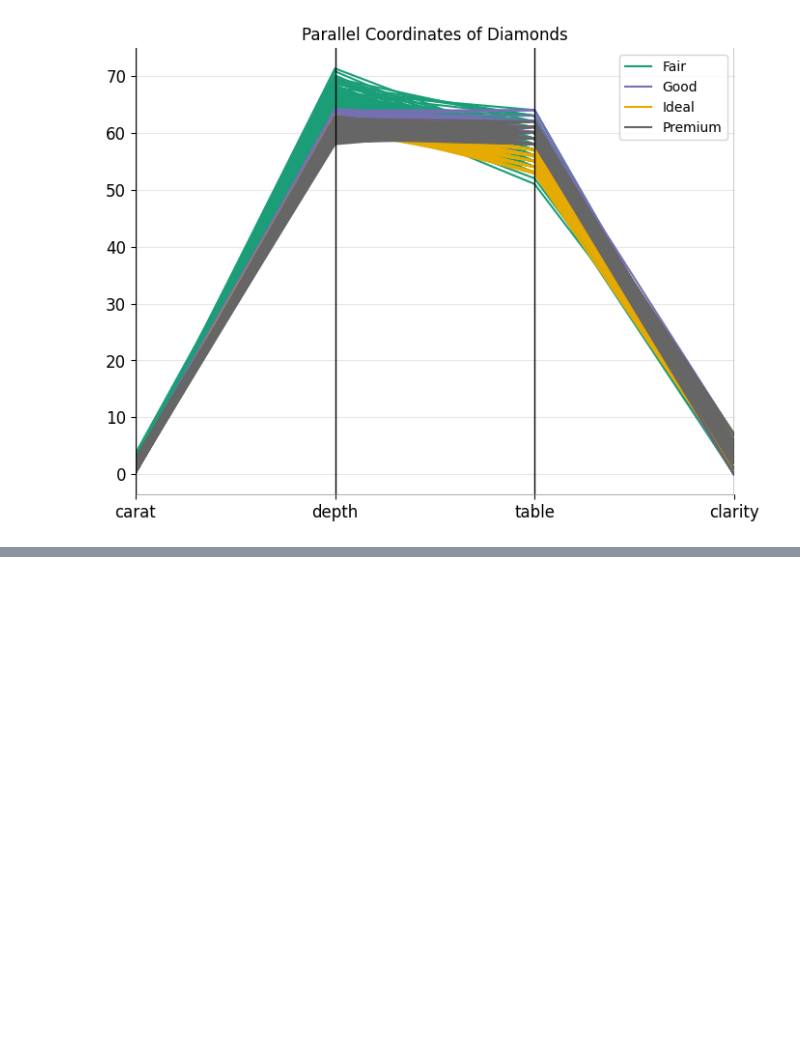
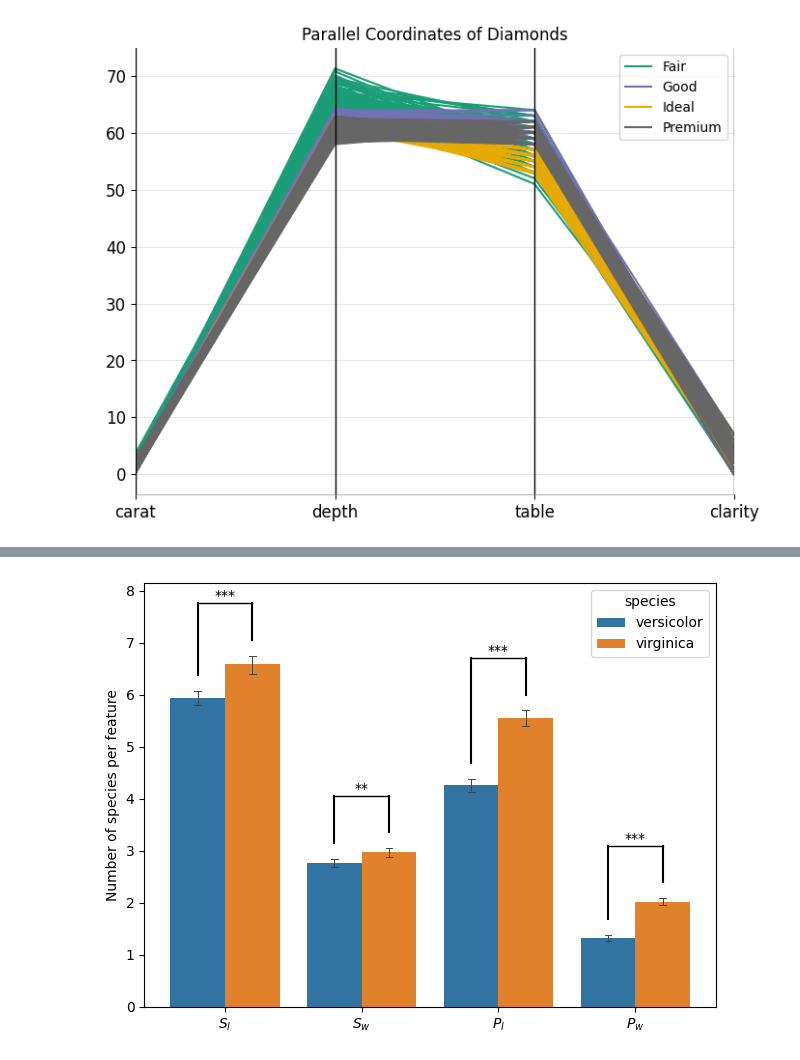
Before and after one commit to najirod02/Dataviz, a Jupyter notebook: lab/Lab07.ipynb, the cells around one changed output, grey strips where cells are left out. Saved outputs shown, nothing was run; the diff lists cells and outputs as text; code cells hidden in the pictures; blank space fills up the shorter version.

```diff
--- a/lab/Lab07.ipynb
+++ b/lab/Lab07.ipynb
@@ -1000,0 +1109,18 @@ plt.show()
+# %%
+# in this case it is not possible to annotate the plot as the t-score
+# can be computed only having 2 "groups"
+# we need to drop one specie
+
+iris = sns.load_dataset("iris")
+iris = iris[iris.species != 'setosa']
+
+bar_plotting(
+    df=iris,
+    x_features=["sepal_length", "sepal_width", "petal_length", "petal_width"],
+    x_labels=[r"$S_l$", r"$S_w$",r"$P_l$", r"$P_w$"],
+    y_label="Number of species per feature",
+    coloringGroups="species",
+    isPair_t_test=False
+)
+# %% [output]
+[figure, added]
```
Also changed, not shown: parts of 3 cells of this notebook, 1 other file.
